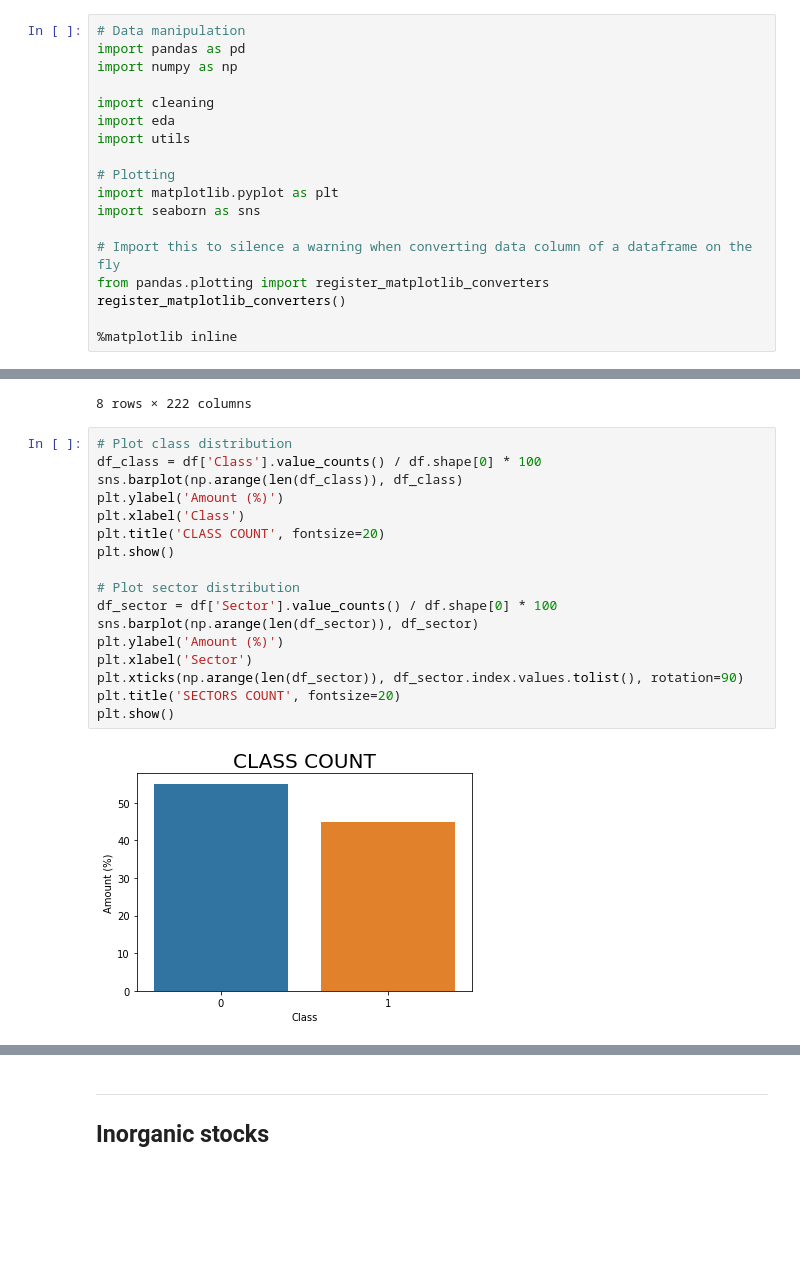
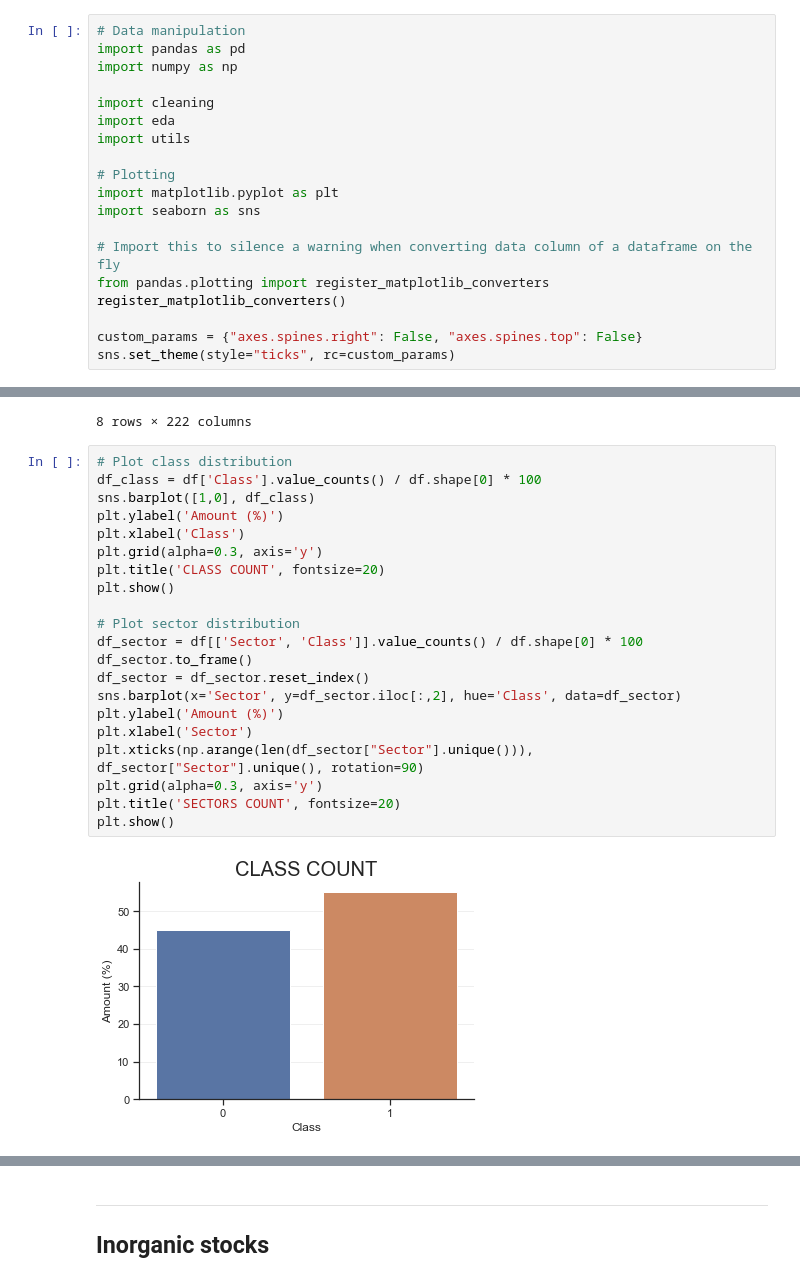
Before and after one commit to Simbonobo/economics, a Jupyter notebook: notebooks/Cleaning2.ipynb, the cells around one changed output, grey strips where cells are left out. Drawn from its saved outputs; the diff is of its cells as text; blank space fills up the shorter version.

```diff
--- a/notebooks/Cleaning2.ipynb
+++ b/notebooks/Cleaning2.ipynb
@@ -15,7 +19,8 @@ import seaborn as sns
 from pandas.plotting import register_matplotlib_converters
 register_matplotlib_converters()
 
-%matplotlib inline
+custom_params = {"axes.spines.right": False, "axes.spines.top": False}
+sns.set_theme(style="ticks", rc=custom_params)
 # %% [markdown]
 ---
 ## Loading data & first look
@@ -50,19 +55,23 @@ memory usage: 37.7 MB
 # %%
 # Plot class distribution
 df_class = df['Class'].value_counts() / df.shape[0] * 100
-sns.barplot(np.arange(len(df_class)), df_class)
+sns.barplot([1,0], df_class)
 plt.ylabel('Amount (%)')
 plt.xlabel('Class')
+plt.grid(alpha=0.3, axis='y')
 plt.title('CLASS COUNT', fontsize=20)
 plt.show()
 
 # Plot sector distribution
-df_sector = df['Sector'].value_counts() / df.shape[0] * 100
-sns.barplot(np.arange(len(df_sector)), df_sector)
+df_sector = df[['Sector', 'Class']].value_counts() / df.shape[0] * 100
+df_sector.to_frame()
+df_sector = df_sector.reset_index()
+sns.barplot(x='Sector', y=df_sector.iloc[:,2], hue='Class', data=df_sector)
 plt.ylabel('Amount (%)')
 plt.xlabel('Sector')
-plt.xticks(np.arange(len(df_sector)), df_sector.index.values.tolist(), rotation=90)
+plt.xticks(np.arange(len(df_sector["Sector"].unique())), df_sector["Sector"].unique(), rotation=90)
+plt.grid(alpha=0.3, axis='y')
 plt.title('SECTORS COUNT', fontsize=20)
 plt.show()
 # %% [output]
-[figure, old version]
+[figure, new version]
```
Also changed, not shown: parts of 7 cells of this notebook, 1 other file.
